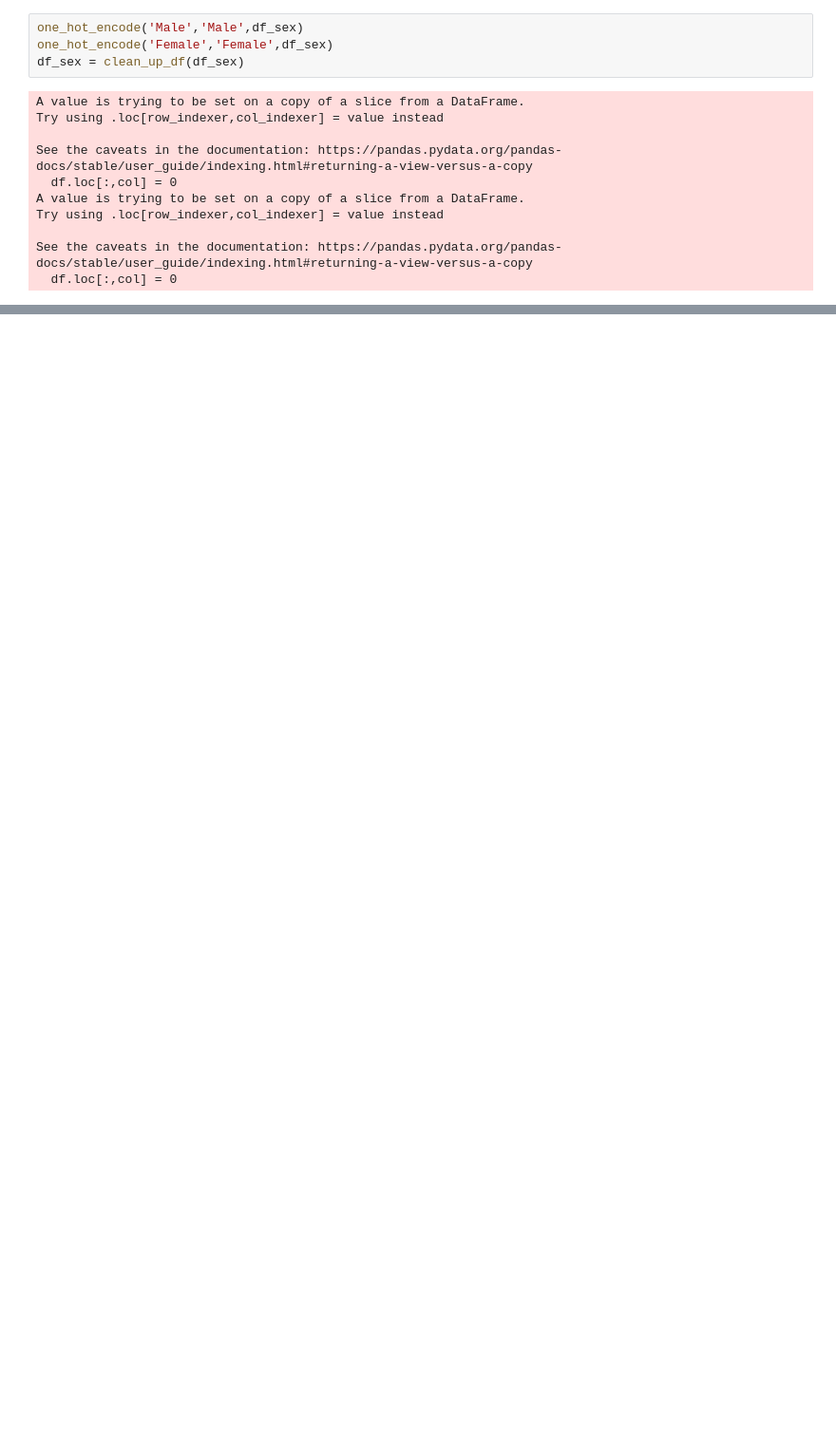
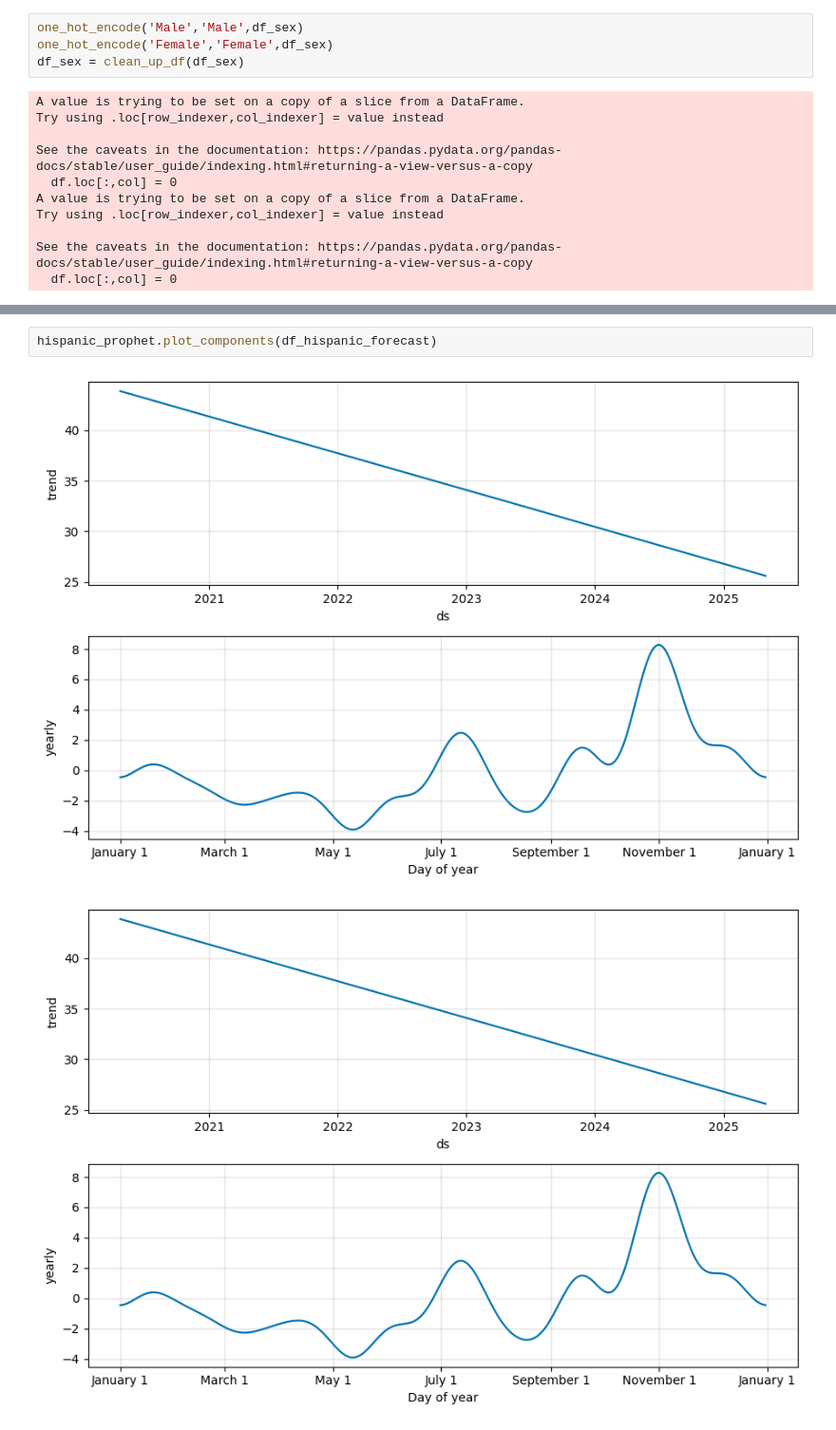
Before and after one commit to baraban7890/Unmasking-Anxiety, a Jupyter notebook: Project1.ipynb, the cells around one changed output, grey strips where cells are left out. Shown: that part at 95% size. Saved outputs shown, nothing was run; the diff lists cells and outputs as text; blank space fills up the shorter version.

```diff
--- a/Project1.ipynb
+++ b/Project1.ipynb
@@ -321,0 +431,5 @@ df_sex
+# %%
+hispanic_prophet.plot_components(df_hispanic_forecast)
+# %% [output]
+[figure, added]
+[figure, added]
```
Also changed, not shown: parts of 19 cells of this notebook.
